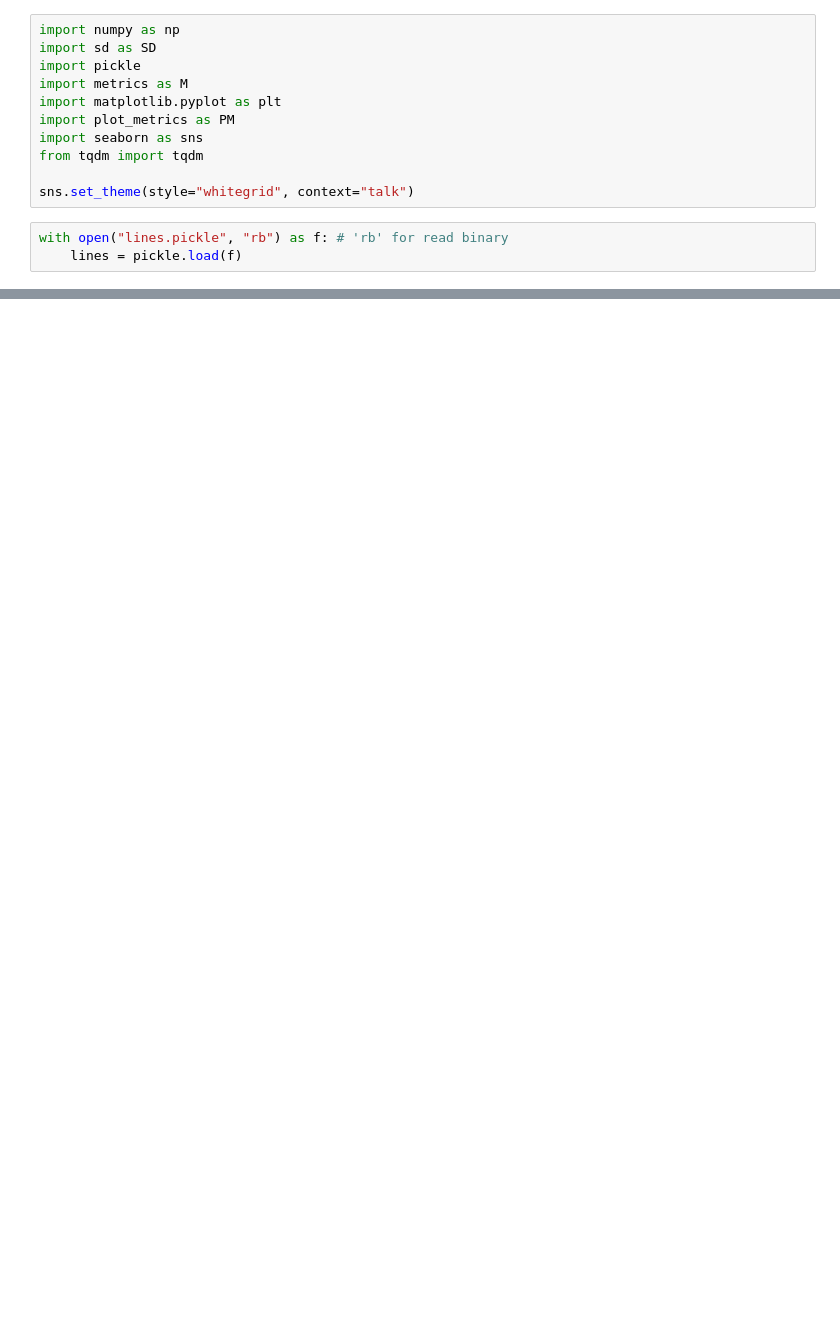
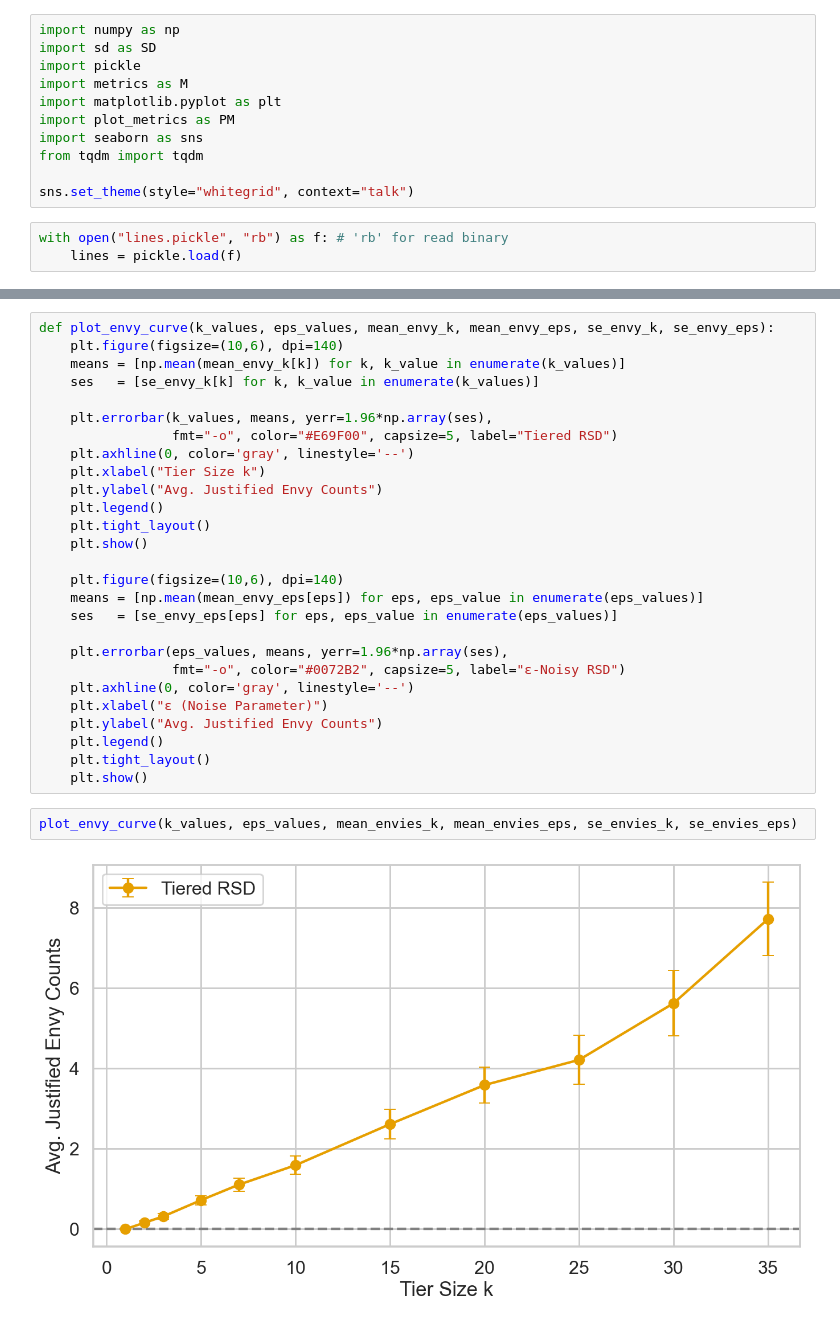
Before and after one commit to nachatjatu/crew_scheduling_market_design, a Jupyter notebook: sd_exp.ipynb, the cells around one changed output, grey strips where cells are left out. Saved outputs shown, nothing was run; the diff lists cells and outputs as text; blank space fills up the shorter version.

```diff
--- a/sd_exp.ipynb
+++ b/sd_exp.ipynb
@@ -358,0 +402,31 @@ disruption = compute_disruption_curves(
+# %%
+def plot_envy_curve(k_values, eps_values, mean_envy_k, mean_envy_eps, se_envy_k, se_envy_eps):
+    plt.figure(figsize=(10,6), dpi=140)
+    means = [np.mean(mean_envy_k[k]) for k, k_value in enumerate(k_values)]
+    ses   = [se_envy_k[k] for k, k_value in enumerate(k_values)]
+
+    plt.errorbar(k_values, means, yerr=1.96*np.array(ses),
+                 fmt="-o", color="#E69F00", capsize=5, label="Tiered RSD")
+    plt.axhline(0, color='gray', linestyle='--')
+    plt.xlabel("Tier Size k")
+    plt.ylabel("Avg. Justified Envy Counts")
+    plt.legend()
+    plt.tight_layout()
+    plt.show()
+
+    plt.figure(figsize=(10,6), dpi=140)
+    means = [np.mean(mean_envy_eps[eps]) for eps, eps_value in enumerate(eps_values)]
+    ses   = [se_envy_eps[eps] for eps, eps_value in enumerate(eps_values)]
+
+    plt.errorbar(eps_values, means, yerr=1.96*np.array(ses),
+                 fmt="-o", color="#0072B2", capsize=5, label="ε-Noisy RSD")
+    plt.axhline(0, color='gray', linestyle='--')
+    plt.xlabel("ε (Noise Parameter)")
+    plt.ylabel("Avg. Justified Envy Counts")
+    plt.legend()
+    plt.tight_layout()
+    plt.show()
+# %%
+plot_envy_curve(k_values, eps_values, mean_envies_k, mean_envies_eps, se_envies_k, se_envies_eps)
+# %% [output]
+[figure, added]
```
Also changed, not shown: parts of 17 cells of this notebook, 25 other files.
